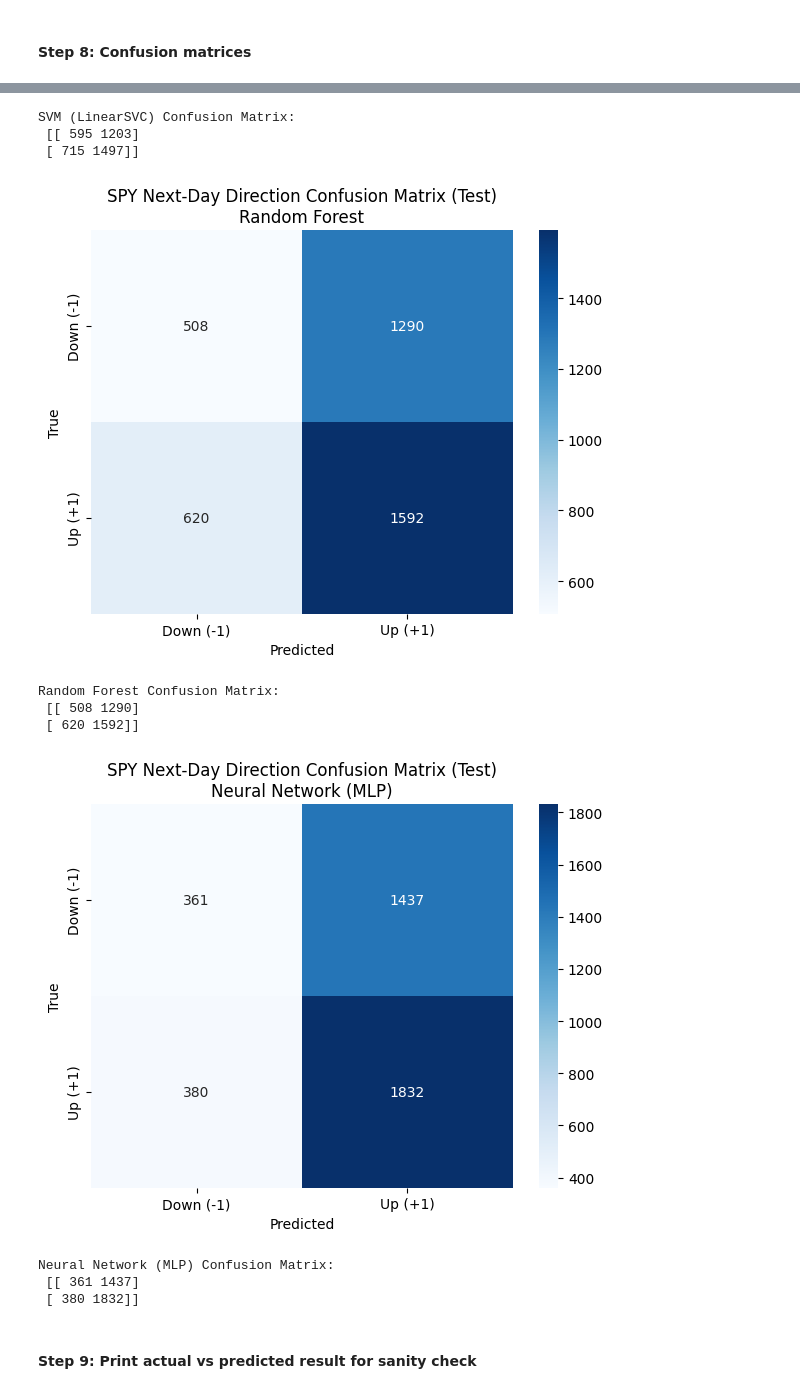
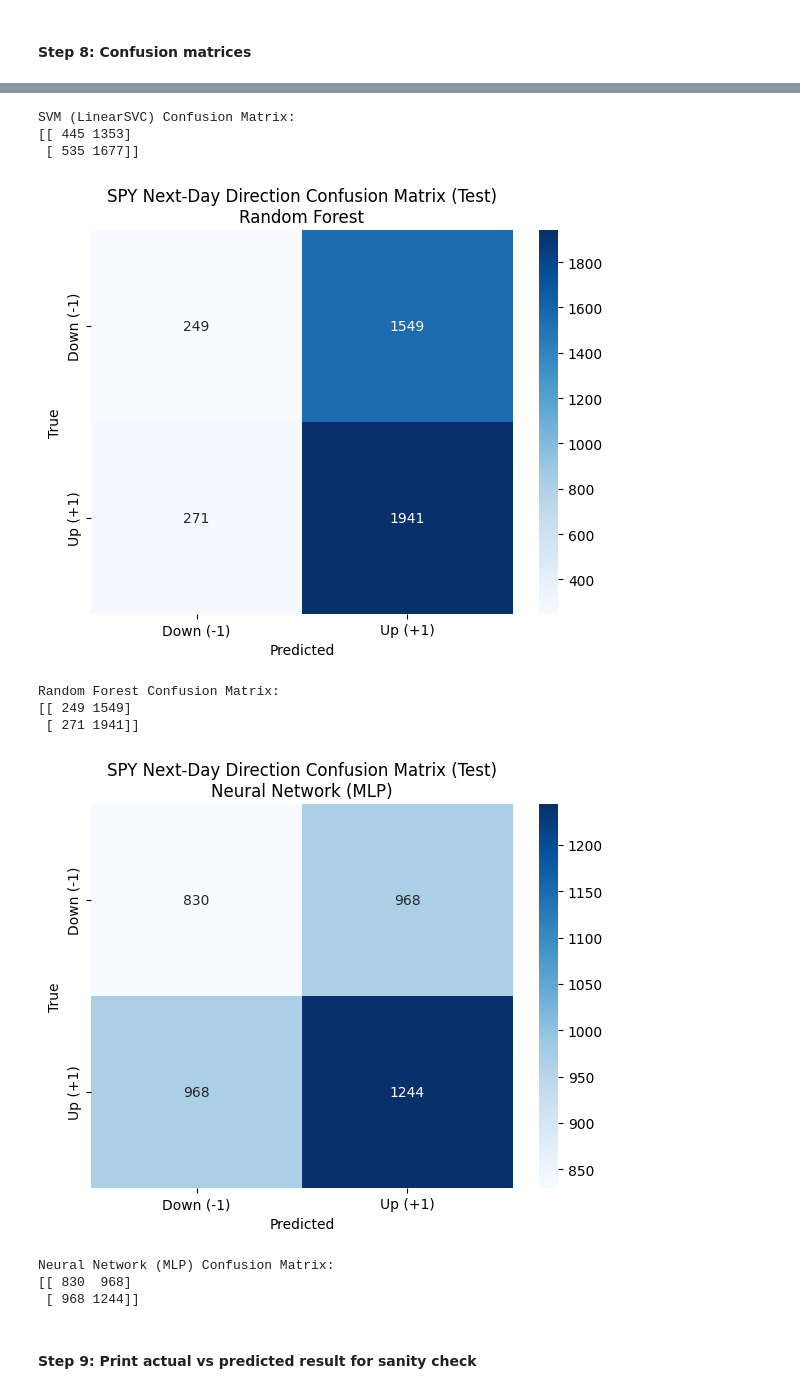
Before and after one commit to SZ330/EE344-Stock-Market-Predictor, a Jupyter notebook: SPY_Predictors.ipynb, the cells around one changed output, grey strips where cells are left out. Saved outputs shown, nothing was run; the diff lists cells and outputs as text; code cells hidden in the pictures.

```diff
--- a/SPY_Predictors.ipynb
+++ b/SPY_Predictors.ipynb
@@ -173,18 +216,6 @@ def metrics(y_true, y_pred):
 # %% [markdown]
 #### Step 6: Define the models we will use
 # %%
-# models = {
-#     "Logistic Regression": Pipeline([
-#         ("scaler", RobustScaler()),
-#         ("model", LogisticRegression(solver="saga", max_iter=5000, n_jobs=-1, random_state=42))
-#     ]),
-#     "SVM (LinearSVC)": Pipeline([
-#         ("scaler", RobustScaler()),
-#         ("model", LinearSVC(random_state=42, max_iter=20000))
-#     ]),
-#     "Random Forest": RandomForestClassifier(n_estimators=300, random_state=42, n_jobs=-1),
-# }
-
 models = {
     "Logistic Regression": LogisticRegression(
         solver="saga", max_iter=5000, n_jobs=-1, random_state=RANDOM_STATE
@@ -196,19 +227,20 @@ models = {
         n_estimators=300, random_state=RANDOM_STATE, n_jobs=-1
     ),
     "Neural Network (MLP)": MLPClassifier(
-        hidden_layer_sizes=(128, 64),
+        hidden_layer_sizes=(64, 32),
         activation="relu",
         solver="adam",
         alpha=1e-3,
-        learning_rate_init=1e-3,
+        learning_rate_init=5e-4,
         max_iter=500,
-        early_stopping=True,
-        validation_fraction=0.1,
-        n_iter_no_change=15,
+        early_stopping=False,   # IMPORTANT: using time-ordered val set instead
         random_state=RANDOM_STATE,
         verbose=False
     ),
 }
 
-models
+pipelines = {name: Pipeline([("preprocess", preprocess), ("model", est)])
+             for name, est in models.items()}
+
+pipelines
 # %% [output]
@@ -267,25 +386,23 @@ Neural Network (MLP)    0.6134     0.6010    0.8049   0.6882   0.5469    0.5604
 # %% [markdown]
 #### Step 8: Confusion matrices
 # %%
-labels = [-1, 1]
+labels = [-1.0, 1.0]
 
-for name, clf in models.items():
-    y_pred = clf.predict(X_test_scaled)
+for name, clf in pipelines.items():     # <-- pipelines, not models
+    y_pred = clf.predict(X_test)        # <-- raw features, not X_test_scaled
     cm = confusion_matrix(y_test, y_pred, labels=labels)
 
     plt.figure(figsize=(6,5))
-    sns.heatmap(cm,
-                annot=True,
-                fmt="d",
-                cmap="Blues",
-                xticklabels=["Down (-1)", "Up (+1)"],
-                yticklabels=["Down (-1)", "Up (+1)"])
-
+    sns.heatmap(
+        cm, annot=True, fmt="d", cmap="Blues",
+        xticklabels=["Down (-1)", "Up (+1)"],
+        yticklabels=["Down (-1)", "Up (+1)"]
+    )
     plt.xlabel("Predicted")
     plt.ylabel("True")
     plt.title(f"SPY Next-Day Direction Confusion Matrix (Test)\n{name}")
     plt.tight_layout()
     plt.show()
 
-    print(f"\n{name} Confusion Matrix:\n", cm)
+    print(f"\n{name} Confusion Matrix:\n{cm}")
 # %% [output]
@@ -297,14 +414,14 @@ Logistic Regression Confusion Matrix:
 SVM (LinearSVC) Confusion Matrix:
- [[ 595 1203]
- [ 715 1497]]
+[[ 445 1353]
+ [ 535 1677]]
-[figure, old version]
+[figure, new version]
 Random Forest Confusion Matrix:
- [[ 508 1290]
- [ 620 1592]]
+[[ 249 1549]
+ [ 271 1941]]
-[figure, old version]
+[figure, new version]
 Neural Network (MLP) Confusion Matrix:
- [[ 361 1437]
- [ 380 1832]]
+[[ 830  968]
+ [ 968 1244]]
 # %% [markdown]
 #### Step 9: Print actual vs predicted result for sanity check
 # %%
```
Also changed, not shown: parts of 13 cells of this notebook.
